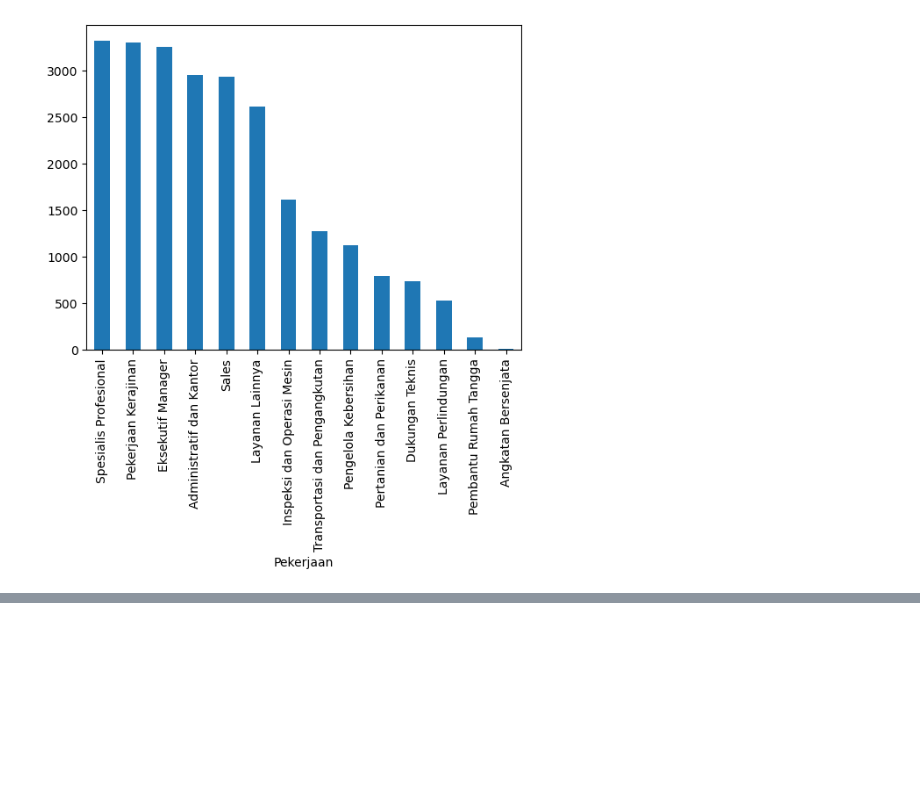
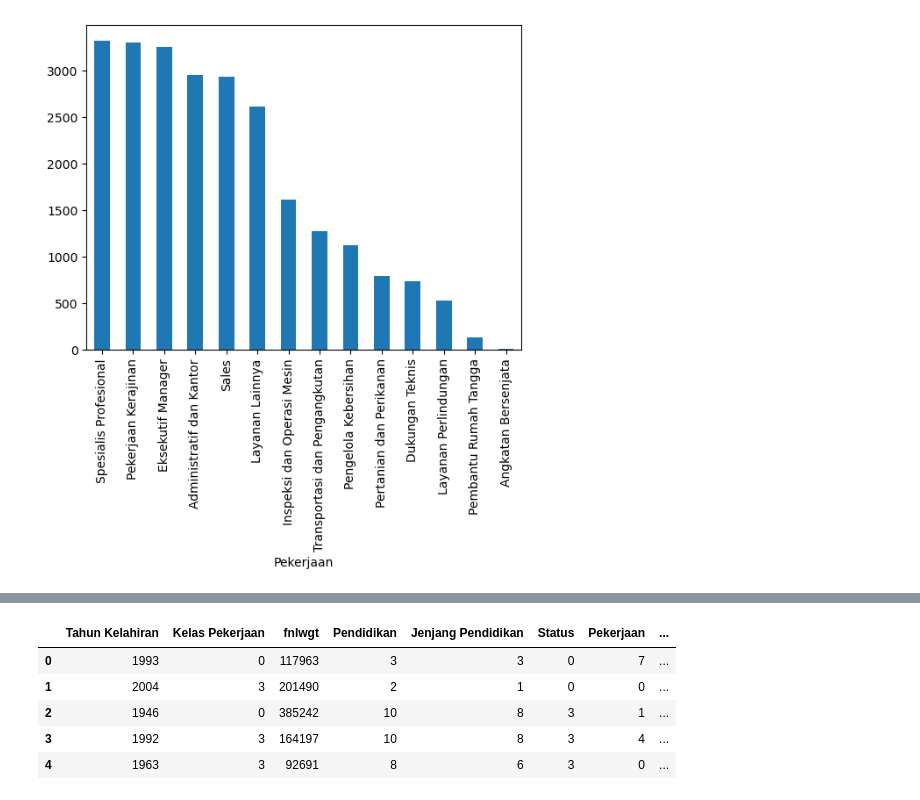
Before and after one commit to Ardavaa/Competition-Workspace, a Jupyter notebook: preprocessing.ipynb, the cells around one changed output, grey strips where cells are left out. Drawn from its saved outputs; the diff is of its cells as text; code cells hidden in the pictures; blank space fills up the shorter version.

```diff
--- a/preprocessing.ipynb
+++ b/preprocessing.ipynb
@@ -766,0 +901,9 @@ train['Pekerjaan'].value_counts().plot(kind='bar')
+# %%
+test.head()
+# %% [output]
+|  | Tahun Kelahiran | Kelas Pekerjaan | fnlwgt | Pendidikan | Jenjang Pendidikan | Status | Pekerjaan | ... |
+| 0 | 1993 | 0 | 117963 | 3 | 3 | 0 | 7 | ... |
+| 1 | 2004 | 3 | 201490 | 2 | 1 | 0 | 0 | ... |
+| 2 | 1946 | 0 | 385242 | 10 | 8 | 3 | 1 | ... |
+| 3 | 1992 | 3 | 164197 | 10 | 8 | 3 | 4 | ... |
+| 4 | 1963 | 3 | 92691 | 8 | 6 | 3 | 0 | ... |
```
Also changed, not shown: parts of 25 cells of this notebook, 6 other files.
